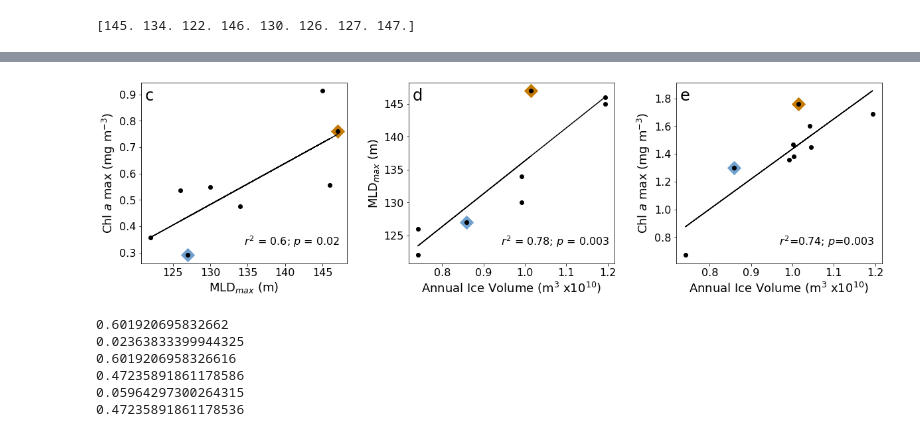
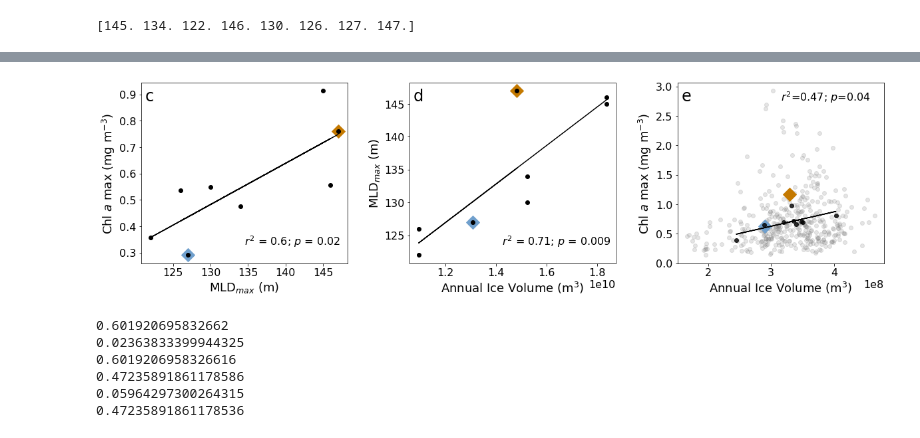
Before and after one commit to isgiddy/roammiz-seaice-impacts-organic-carbon, a Jupyter notebook: notebooks/02_Phenology.ipynb, the cells around one changed output, grey strips where cells are left out. Cells and saved outputs as stored; diff of their text form; code cells hidden in the pictures.

```diff
--- a/notebooks/02_Phenology.ipynb
+++ b/notebooks/02_Phenology.ipynb
@@ -505,8 +506,8 @@ for i,year in enumerate(np.arange(1997,2020)):
 
     ax5=plt.twinx()
 
-    ax5.axvline(pd.Series(qnetsub.index.values[::-1][qnetsub.values[::-1]>10][0]),c='r')
-    ax5.axvline(pd.Series(qnetsub.index.values[qnetsub.values>10][0]),c='r')
+    ax5.axvline(pd.Series(qnetsub.index.values[::-1][qnetsub.values[::-1]>5][0]),c='r')
+    ax5.axvline(pd.Series(qnetsub.index.values[qnetsub.values>5][0]),c='r')
 
     ax5.plot(qnetsub.index,qnetsub,c='tab:red')
 
@@ -823,13 +837,13 @@ icethick = xr.open_dataset('../data/seaice/sea_ice_thickness.nc')
 # distance in grid cells (1 degree cells)
 
 import gsw
-distance_array = gsw.distance((ds.ice_conc.lon[:-1,5:16]).stack().values,(ds.ice_conc.lat[:-1,5:16]).stack().values)
-subset_icethickness=(icethick.thickness[-3287:,-3:,-15:-5].values)/100   #in meters
-subset_ice=ds.ice_conc.sel(time=slice('2011-01-01','2019-12-31'))[:,:-1,5:15]*distance_array  #ice conc per meter
+distance_array = gsw.distance((ds.ice_conc.lon[:-1,:16]).stack().values,(ds.ice_conc.lat[:-1,:16]).stack().values)
+subset_icethickness=(icethick.thickness[-3287:,-3:,-20:-5].values)/100   #in meters
+subset_ice=ds.ice_conc.sel(time=slice('2011-01-01','2019-12-31'))[:,:-1,:15]*distance_array  #ice conc per meter
 
 # ice volume summed over each year in space
 
-ice_volume=((subset_ice*subset_icethickness).resample(time='Y').sum().sum(dim='latitude').sum(dim='longitude'))/1e10
+ice_volume=((subset_ice*subset_icethickness).resample(time='Y').sum())#.sum(dim='latitude').sum(dim='longitude'))/1e10
 # %%
 
 
@@ -915,6 +938,8 @@ mld_sortedbyyear=np.array([145,146,134,130,122,126,127,147])
 # %%
-iceindA = np.repeat(test_ice_volume,2)[-10:-1]
-iceindA=np.delete(iceindA,6) # remove year that doesnt have a corressponding MLD estimate
+int_ice_volume = ice_volume.sum(dim='latitude').sum(dim='longitude')
+
+iceindA = np.repeat(int_ice_volume,2)[-10:-1]
+iceindA=np.delete(iceindA,6) # remove year that doesnt have a corressponding MLD estimate (2018 of float 4467)
 # %%
 # Amplitude regressions
 # from statsmodels.nonparametric.kernel_regression import KernelReg
@@ -991,46 +1016,79 @@ ax2.scatter(iceindA[-2],mld2[-2],s=200,color=lightblue,marker='D')
 cs=ax2.scatter(iceindA,mld_sortedbyyear,c='k')
 
 ax2.plot(X,Y_pred,c='k',label='r$^2$=0.72, p=0.003')
-ax2.set_xlabel('Annual Ice Volume (m$^3$ x10$^{10}$)' )
+ax2.set_xlabel('Annual Ice Volume (m$^3$)' )
 ax2.set_ylabel('MLD$_{max}$ (m)')
 
-ax2.text(0.45,0.1,'$\it{r^2}$ = 0.78; $\it{p}$ = 0.003',transform=ax2.transAxes,fontsize=16)
+ax2.text(0.45,0.1,'$\it{r^2}$ = 0.71; $\it{p}$ = 0.009',transform=ax2.transAxes,fontsize=16)
 
 ax3=fig.add_subplot(133)
 
 # X = (((iceind[:,-3:,-10:-5].values/100).sum(1)*zonal_distance).sum(1)*meridional_distance)/1e12
 
-X = ice_volume.values
+# X = ice_volume.values
 
-Y = np.mean(np.mean(max_magnitude_all[:,-3:,-15:-5],1),1)*2
+# Y = np.mean(np.mean(max_magnitude_all[:,-3:,-15:-5],1),1)
+# # Y = max_magnitude[-9:]
+# mask = ~np.isnan(X)&~np.isnan(Y)
+# X= X[mask]
+# Y= Y[mask]
 
-mask = ~np.isnan(X)&~np.isnan(Y)
+# ax3.scatter(X[-1],Y[-1],s=200,color=orange,marker='D')
+# ax3.scatter(X[-2],Y[-2],s=200,color=lightblue,marker='D')
+# ax3.scatter(X,Y,c='k')
+
+# X=X.reshape(-1,1)
+# Y=Y.reshape(-1,1)
+
+# print(pearsonr(X.flatten(),Y.flatten())[0]**2)
+# print(pearsonr(X.flatten(),Y.flatten())[1])
+
+
+# linear_regressor = LinearRegression()
+# linear_regressor.fit(X,Y)
+# Y_pred = linear_regressor.predict(X)
+# # print(linear_regressor.score(X,Y))
+##########################
+##########################
+X = ice_volume[:,:,:].values
+
+Y = max_magnitude_all[:,-3:,-20:-5]
+Z = np.mean(np.mean(max_magnitude_all[:,-3:,-20:-5],1),1)
+ax3.scatter(X,Y,c='grey',alpha=0.2)
+
+X = ice_volume.mean(dim='latitude').mean(dim='longitude')
+
+mask = ~np.isnan(X)&~np.isnan(Z)
 X= X[mask]
-Y= Y[mask]
+Z= Z[mask]
+ax3.scatter(np.mean(X[-1]),np.mean(Z.squeeze()[-1]),s=200,color=orange,marker='D')
+ax3.scatter(np.mean(X[-2]),np.mean(Z.squeeze()[-2]),s=200,color=lightblue,marker='D')
 
-ax3.scatter(X[-1],Y[-1],s=200,color=orange,marker='D')
-ax3.scatter(X[-2],Y[-2],s=200,color=lightblue,marker='D')
-ax3.scatter(X,Y,c='k')
+X = np.nanmean(np.nanmean(ice_volume.sel(longitude=slice(-8,5)).values,1),1)
+Y = np.nanmean(np.nanmean(max_magnitude_all[:,-3:,-18:-5],1),1)
 
-X=X.reshape(-1,1)
-Y=Y.reshape(-1,1)
+print(pearsonr(X.flatten(),Y.squeeze())[0]**2)
+print(pearsonr(X.flatten(),Y.squeeze())[1])
 
-print(pearsonr(X.flatten(),Y.flatten())[0]**2)
-print(pearsonr(X.flatten(),Y.flatten())[1])
+mask = ~np.isnan(X)&~np.isnan(Y.squeeze())
 
+X= X[mask].reshape(-1,1)
+Y =Y.squeeze()[mask].reshape(-1,1)
 
 linear_regressor = LinearRegression()
 linear_regressor.fit(X,Y)
 Y_pred = linear_regressor.predict(X)
-# print(linear_regressor.score(X,Y))
-
+ax3.scatter(X,Y,c='k',alpha=0.8)
 
 ax3.plot(X,Y_pred,c='k')
-ax3.text(0.5,0.1,'$\it{r^2}$=0.74; $\it{p}$=0.003',transform=ax3.transAxes,fontsize=16)
+
+###########################
+###########################
+ax3.text(0.5,0.9,'$\it{r^2}$=0.47; $\it{p}$=0.04',transform=ax3.transAxes,fontsize=16)
 ax3.set_title('')
 
 ax3.set_ylabel('Chl $\it{a}$ max (mg m$^{-3}$)')
-ax3.set_xlabel('Annual Ice Volume (m$^3$ x10$^{10}$)')
+ax3.set_xlabel('Annual Ice Volume (m$^3$)')
 
 ax1.text(0.02,0.9,'c',transform=ax1.transAxes,fontsize=24,bbox=dict(facecolor='white', edgecolor='None',alpha=0.4))
 ax2.text(0.02,0.9,'d',transform=ax2.transAxes,fontsize=24,bbox=dict(facecolor='white', edgecolor='None',alpha=0.4))
@@ -1038,7 +1096,7 @@ ax3.text(0.02,0.9,'e',transform=ax3.transAxes,fontsize=24,bbox=dict(facecolor='w
 
 
 plt.subplots_adjust(wspace=0.3)
-plt.savefig('../results/figures/figure2b.png',dpi=150,bbox_inches='tight')
+plt.savefig('../results/figures/figure2b_alt.png',dpi=150,bbox_inches='tight')
 # %% [output]
 0.601920695832662
 0.02363833399944325
@@ -1049 +1107 @@ plt.savefig('../results/figures/figure2b.png',dpi=150,bbox_inches='tight')
-[figure, old version]
+[figure, new version]
```
Also changed, not shown: parts of 10 cells of this notebook, 5 other files.
